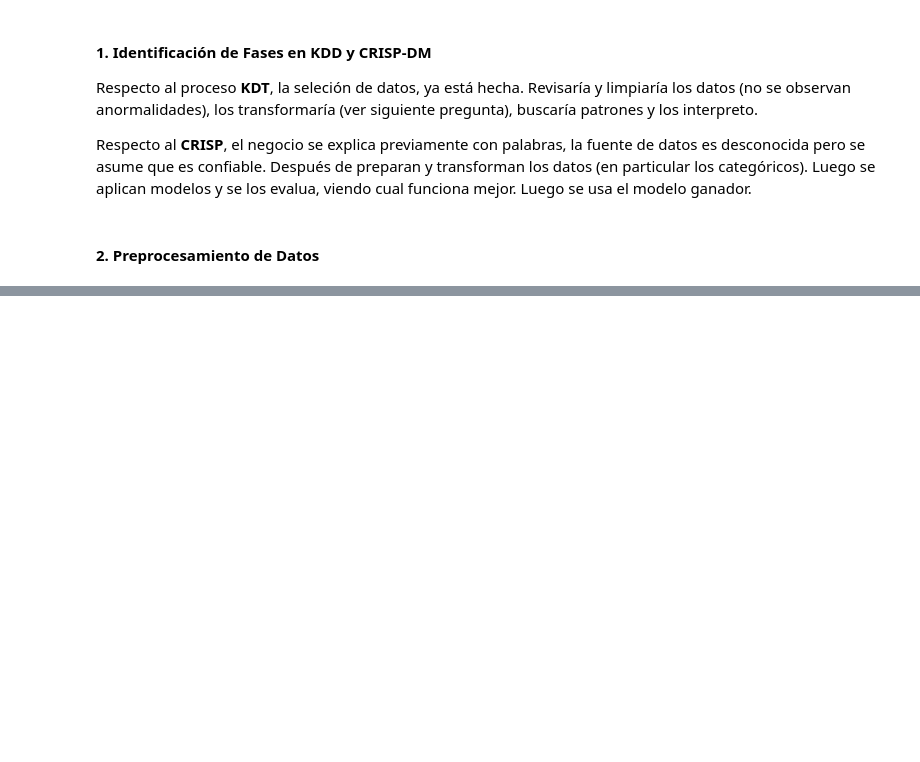
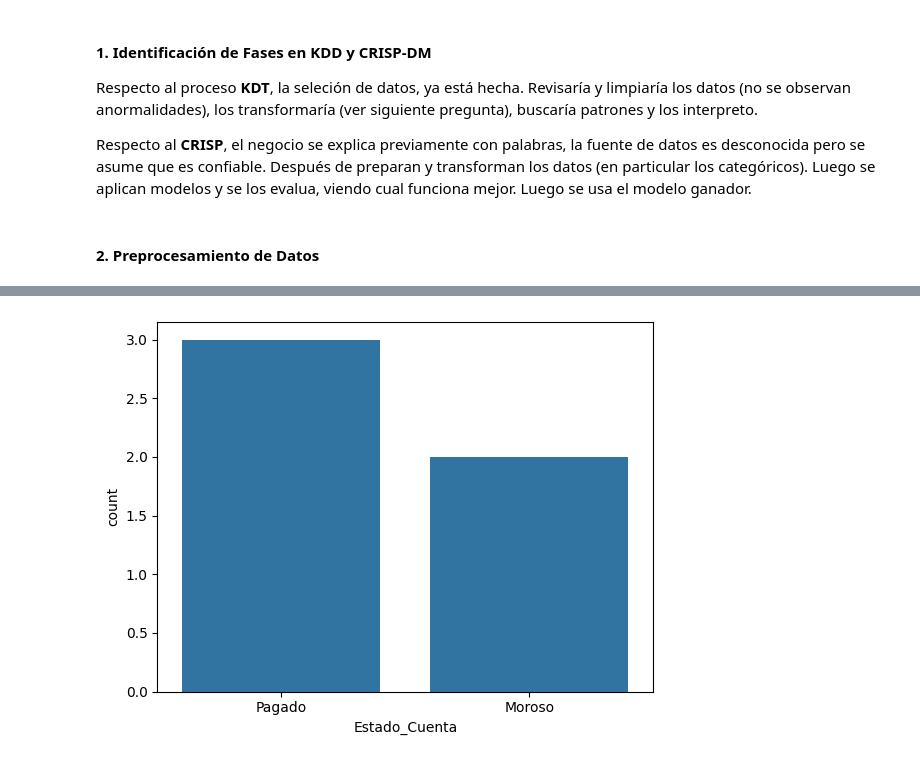
Before and after one commit to pablo-jusim/Clase-01-mineria, a Jupyter notebook: main_01.ipynb, the cells around one changed output, grey strips where cells are left out. Cells and saved outputs as stored; diff of their text form; code cells hidden in the pictures; blank space fills up the shorter version.

```diff
--- a/main_01.ipynb
+++ b/main_01.ipynb
@@ -39,0 +82,6 @@ plt.show()
+# %%
+# Gráfico de barras de Estado de Cuenta
+sns.countplot(x=df_clientes["Estado_Cuenta"])
+plt.show()
+# %% [output]
+[figure, added]
```
Also changed, not shown: parts of 10 cells of this notebook.
